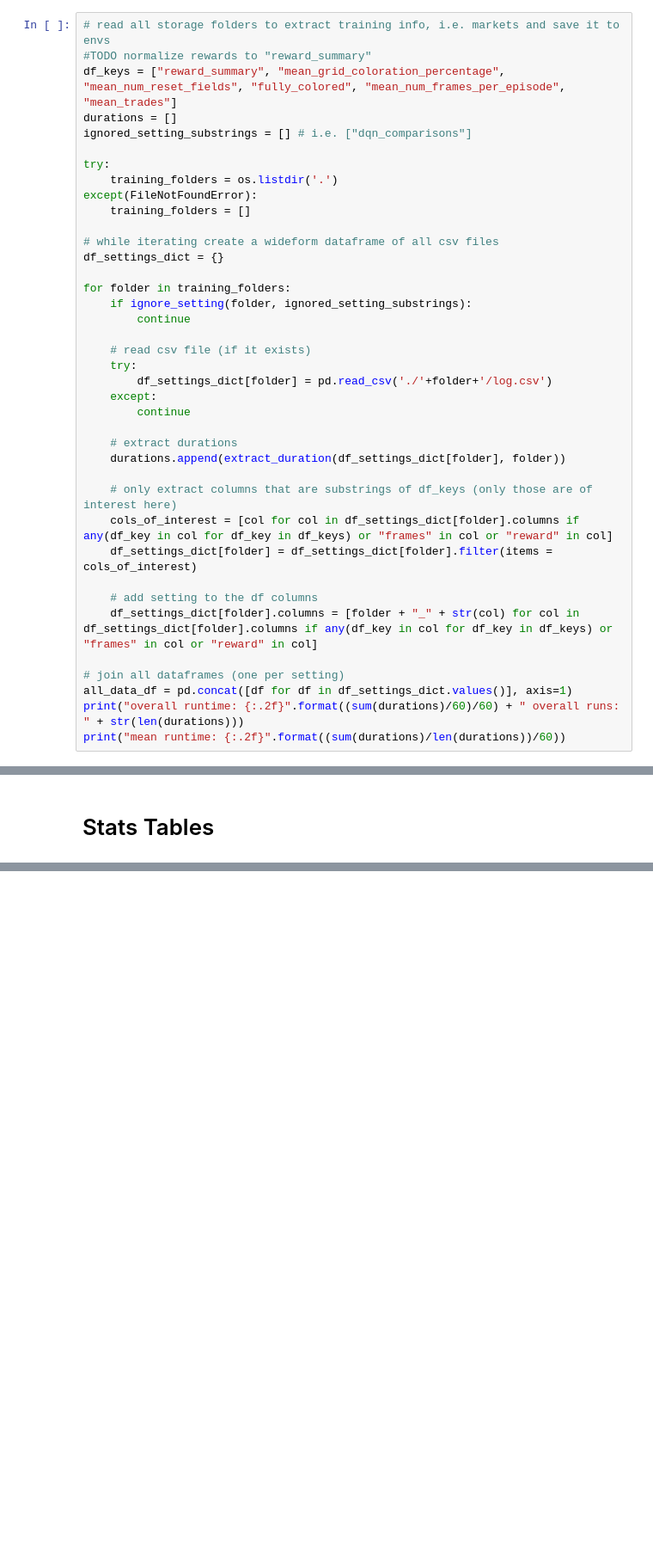
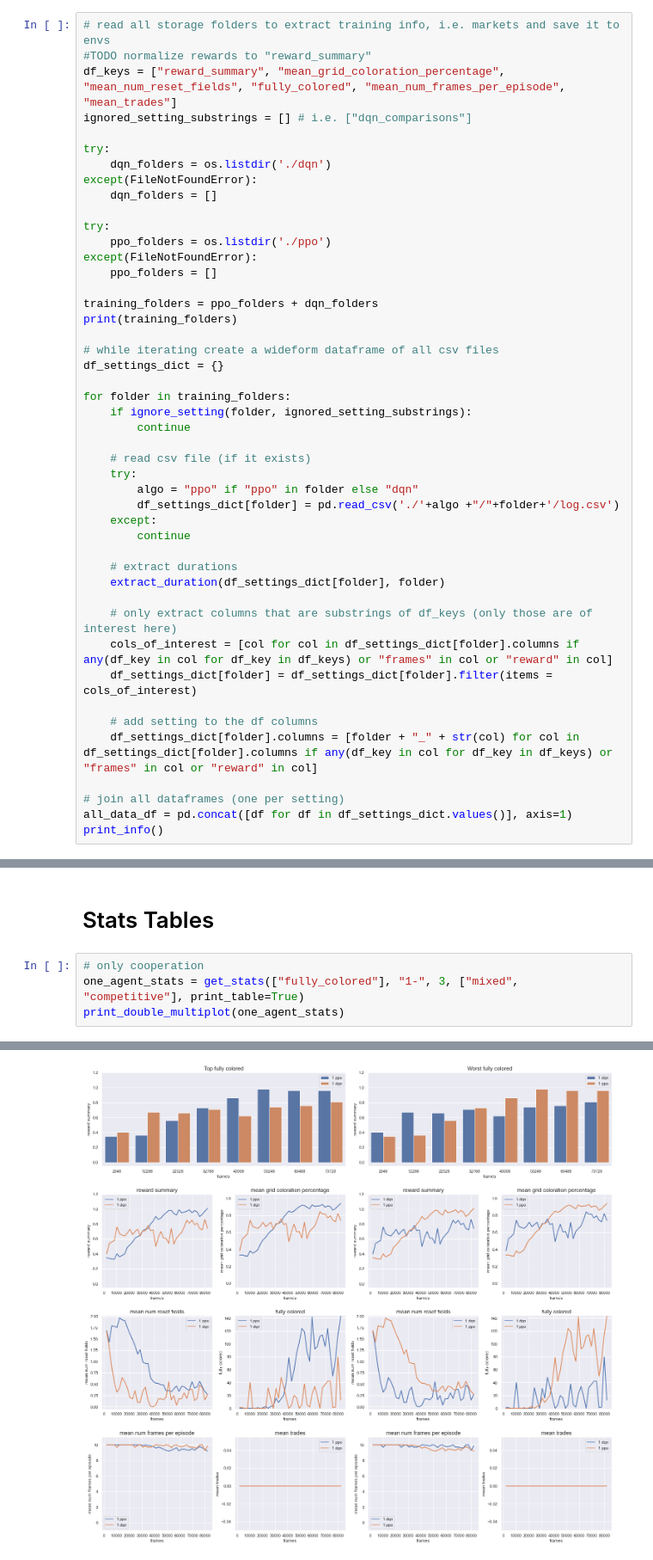
Before and after one commit to zarahz/MARL-and-Markets, a Jupyter notebook: Coloring/storage/easy/stats.ipynb, the cells around one changed output, grey strips where cells are left out. Shown at 86% size. Drawn from its saved outputs; the diff is of its cells as text; blank space fills up the shorter version.

```diff
--- a/Coloring/storage/easy/stats.ipynb
+++ b/Coloring/storage/easy/stats.ipynb
@@ -27,13 +67,20 @@ def ignore_setting(setting, to_be_ignored):
 # read all storage folders to extract training info, i.e. markets and save it to envs
 #TODO normalize rewards to "reward_summary"
 df_keys = ["reward_summary", "mean_grid_coloration_percentage", "mean_num_reset_fields", "fully_colored", "mean_num_frames_per_episode", "mean_trades"]
-durations = []
 ignored_setting_substrings = [] # i.e. ["dqn_comparisons"]
 
 try:
-    training_folders = os.listdir('.')
+    dqn_folders = os.listdir('./dqn')
 except(FileNotFoundError):
-    training_folders = []
+    dqn_folders = []
+
+try:
+    ppo_folders = os.listdir('./ppo')
+except(FileNotFoundError):
+    ppo_folders = []
+
+training_folders = ppo_folders + dqn_folders
+print(training_folders)
 
 # while iterating create a wideform dataframe of all csv files
 df_settings_dict = {}
@@ -44,12 +91,13 @@ for folder in training_folders:
 
     # read csv file (if it exists)
     try:
-        df_settings_dict[folder] = pd.read_csv('./'+folder+'/log.csv')
+        algo = "ppo" if "ppo" in folder else "dqn"
+        df_settings_dict[folder] = pd.read_csv('./'+algo +"/"+folder+'/log.csv')
     except:
         continue
 
     # extract durations
-    durations.append(extract_duration(df_settings_dict[folder], folder))
+    extract_duration(df_settings_dict[folder], folder)
 
     # only extract columns that are substrings of df_keys (only those are of interest here)
     cols_of_interest = [col for col in df_settings_dict[folder].columns if any(df_key in col for df_key in df_keys) or "frames" in col or "reward" in col]
@@ -60,6 +108,5 @@ for folder in training_folders:
 
 # join all dataframes (one per setting)
 all_data_df = pd.concat([df for df in df_settings_dict.values()], axis=1)
-print("overall runtime: {:.2f}".format((sum(durations)/60)/60) + " overall runs: " + str(len(durations)))
-print("mean runtime: {:.2f}".format((sum(durations)/len(durations))/60))
+print_info()
 # %% [output]
@@ -294,3 +350,8 @@ def get_stats(*args, print_table=False):
 # print(all_data_df[all_data_df.columns[~all_data_df.isnull().any()]].columns)
 # %% [markdown]
 # Stats Tables
+# %%
+# only cooperation
+one_agent_stats = get_stats(["fully_colored"], "1-", 3, ["mixed", "competitive"], print_table=True)
+print_double_multiplot(one_agent_stats)
+# %% [output]
@@ -296,0 +364 @@ def get_stats(*args, print_table=False):
+[figure, added]
```
Also changed, not shown: parts of 24 cells of this notebook, 9 other files.
